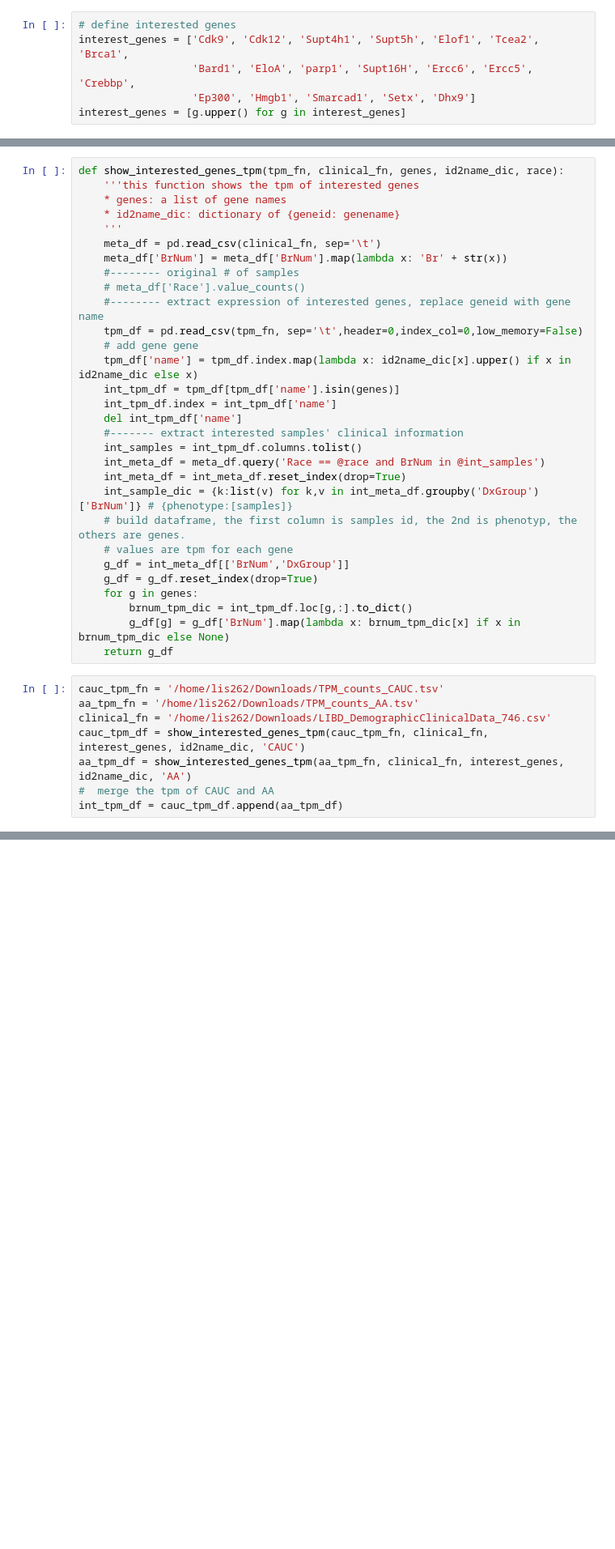
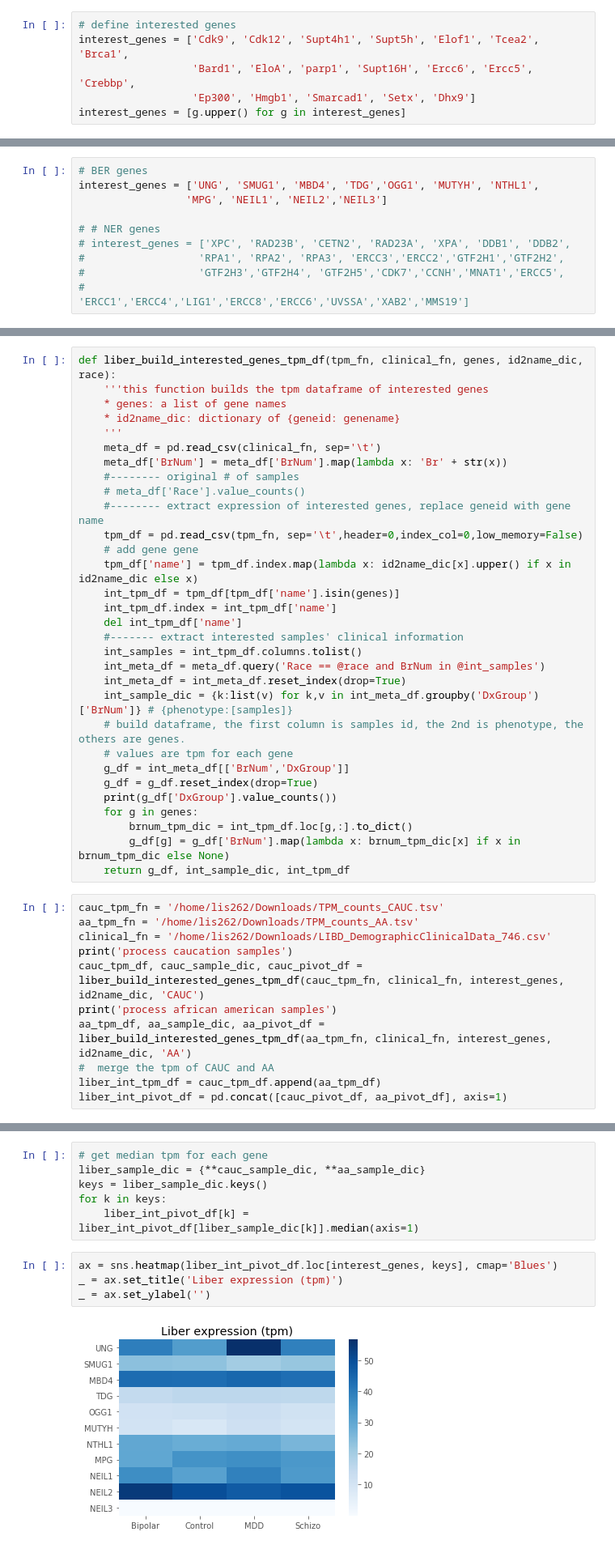
Before and after one commit to lis262/RepeatExpansion, a Jupyter notebook: RE_Expression.ipynb, the cells around one changed output, grey strips where cells are left out. Shown at 81% size. Drawn from its saved outputs; the diff is of its cells as text; blank space fills up the shorter version.

Commit message:
include other internal and public datasets

```diff
--- a/RE_Expression.ipynb
+++ b/RE_Expression.ipynb
@@ -41,0 +45,10 @@ interest_genes = [g.upper() for g in interest_genes]
+# %%
+# BER genes
+interest_genes = ['UNG', 'SMUG1', 'MBD4', 'TDG','OGG1', 'MUTYH', 'NTHL1',
+                 'MPG', 'NEIL1', 'NEIL2','NEIL3']
+
+# # NER genes
+# interest_genes = ['XPC', 'RAD23B', 'CETN2', 'RAD23A', 'XPA', 'DDB1', 'DDB2',
+#                  'RPA1', 'RPA2', 'RPA3', 'ERCC3','ERCC2','GTF2H1','GTF2H2',
+#                  'GTF2H3','GTF2H4', 'GTF2H5','CDK7','CCNH','MNAT1','ERCC5',
+#                  'ERCC1','ERCC4','LIG1','ERCC8','ERCC6','UVSSA','XAB2','MMS19']
@@ -42,6 +61,6 @@ interest_genes = [g.upper() for g in interest_genes]
 # %%
-def show_interested_genes_tpm(tpm_fn, clinical_fn, genes, id2name_dic, race):
-    '''this function shows the tpm of interested genes
+def liber_build_interested_genes_tpm_df(tpm_fn, clinical_fn, genes, id2name_dic, race):
+    '''this function builds the tpm dataframe of interested genes
     * genes: a list of gene names
     * id2name_dic: dictionary of {geneid: genename}
     '''
@@ -61,19 +80,23 @@ def show_interested_genes_tpm(tpm_fn, clinical_fn, genes, id2name_dic, race):
     int_meta_df = meta_df.query('Race == @race and BrNum in @int_samples')
     int_meta_df = int_meta_df.reset_index(drop=True)
     int_sample_dic = {k:list(v) for k,v in int_meta_df.groupby('DxGroup')['BrNum']} # {phenotype:[samples]}
-    # build dataframe, the first column is samples id, the 2nd is phenotyp, the others are genes.
+    # build dataframe, the first column is samples id, the 2nd is phenotype, the others are genes.
     # values are tpm for each gene
     g_df = int_meta_df[['BrNum','DxGroup']]
     g_df = g_df.reset_index(drop=True)
+    print(g_df['DxGroup'].value_counts())
     for g in genes:
         brnum_tpm_dic = int_tpm_df.loc[g,:].to_dict()
         g_df[g] = g_df['BrNum'].map(lambda x: brnum_tpm_dic[x] if x in brnum_tpm_dic else None)
-    return g_df
+    return g_df, int_sample_dic, int_tpm_df
 # %%
 cauc_tpm_fn = '/home/lis262/Downloads/TPM_counts_CAUC.tsv'
 aa_tpm_fn = '/home/lis262/Downloads/TPM_counts_AA.tsv'
 clinical_fn = '/home/lis262/Downloads/LIBD_DemographicClinicalData_746.csv'
-cauc_tpm_df = show_interested_genes_tpm(cauc_tpm_fn, clinical_fn, interest_genes, id2name_dic, 'CAUC')
-aa_tpm_df = show_interested_genes_tpm(aa_tpm_fn, clinical_fn, interest_genes, id2name_dic, 'AA')
+print('process caucation samples')
+cauc_tpm_df, cauc_sample_dic, cauc_pivot_df = liber_build_interested_genes_tpm_df(cauc_tpm_fn, clinical_fn, interest_genes, id2name_dic, 'CAUC')
+print('process african american samples')
+aa_tpm_df, aa_sample_dic, aa_pivot_df = liber_build_interested_genes_tpm_df(aa_tpm_fn, clinical_fn, interest_genes, id2name_dic, 'AA')
 #  merge the tpm of CAUC and AA
-int_tpm_df = cauc_tpm_df.append(aa_tpm_df)
+liber_int_tpm_df = cauc_tpm_df.append(aa_tpm_df)
+liber_int_pivot_df = pd.concat([cauc_pivot_df, aa_pivot_df], axis=1)
@@ -80 +116,13 @@ int_tpm_df = cauc_tpm_df.append(aa_tpm_df)
+# %%
+# get median tpm for each gene
+liber_sample_dic = {**cauc_sample_dic, **aa_sample_dic}
+keys = liber_sample_dic.keys()
+for k in keys:
+    liber_int_pivot_df[k] = liber_int_pivot_df[liber_sample_dic[k]].median(axis=1)
+# %%
+ax = sns.heatmap(liber_int_pivot_df.loc[interest_genes, keys], cmap='Blues')
+_ = ax.set_title('Liber expression (tpm)')
+_ = ax.set_ylabel('')
+# %% [output]
+[figure, added]
 # %%
```
Also changed, not shown: parts of 38 cells of this notebook.
